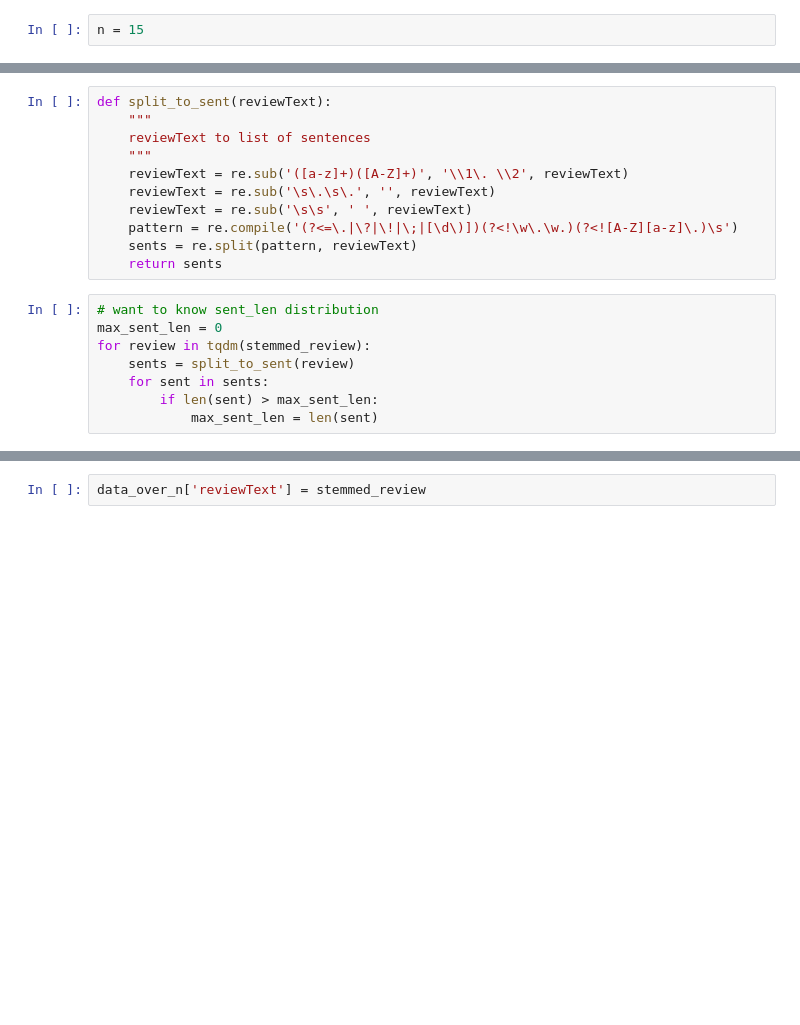
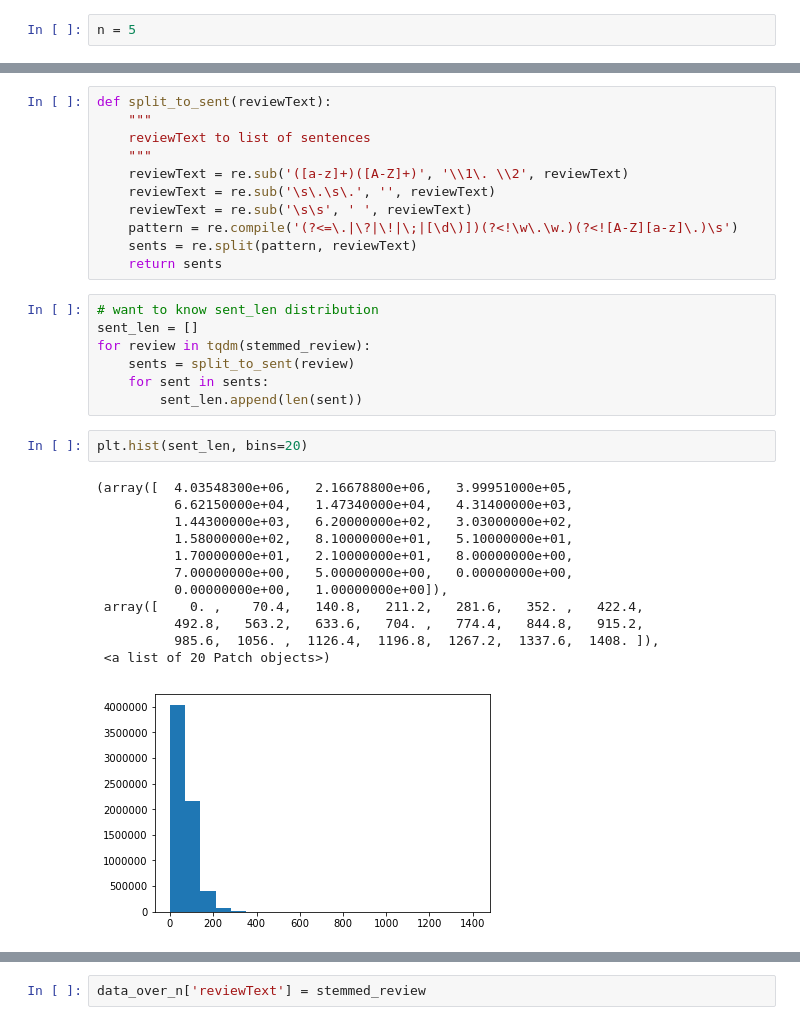
Before and after one commit to Juung/Recommendation, a Jupyter notebook: ReviewPreprocessing.ipynb, the cells around one changed output, grey strips where cells are left out. Drawn from its saved outputs; the diff is of its cells as text; blank space fills up the shorter version.

```diff
--- a/ReviewPreprocessing.ipynb
+++ b/ReviewPreprocessing.ipynb
@@ -50,4 +50,4 @@ def left_reviewerId_over_n(data, n):
             over_n.append(id_)
     return over_n
 # %%
-n = 15
+n = 5
@@ -262,9 +294,23 @@ def split_to_sent(reviewText):
     return sents
 # %%
 # want to know sent_len distribution
-max_sent_len = 0
+sent_len = []
 for review in tqdm(stemmed_review):
     sents = split_to_sent(review)
     for sent in sents:
-        if len(sent) > max_sent_len:
-            max_sent_len = len(sent)
+        sent_len.append(len(sent))
+# %%
+plt.hist(sent_len, bins=20)
+# %% [output]
+(array([  4.03548300e+06,   2.16678800e+06,   3.99951000e+05,
+          6.62150000e+04,   1.47340000e+04,   4.31400000e+03,
+          1.44300000e+03,   6.20000000e+02,   3.03000000e+02,
+          1.58000000e+02,   8.10000000e+01,   5.10000000e+01,
+          1.70000000e+01,   2.10000000e+01,   8.00000000e+00,
+          7.00000000e+00,   5.00000000e+00,   0.00000000e+00,
+          0.00000000e+00,   1.00000000e+00]),
+ array([    0. ,    70.4,   140.8,   211.2,   281.6,   352. ,   422.4,
+          492.8,   563.2,   633.6,   704. ,   774.4,   844.8,   915.2,
+          985.6,  1056. ,  1126.4,  1196.8,  1267.2,  1337.6,  1408. ]),
+ <a list of 20 Patch objects>)
+[figure, added]
```
Also changed, not shown: parts of 12 cells of this notebook.
